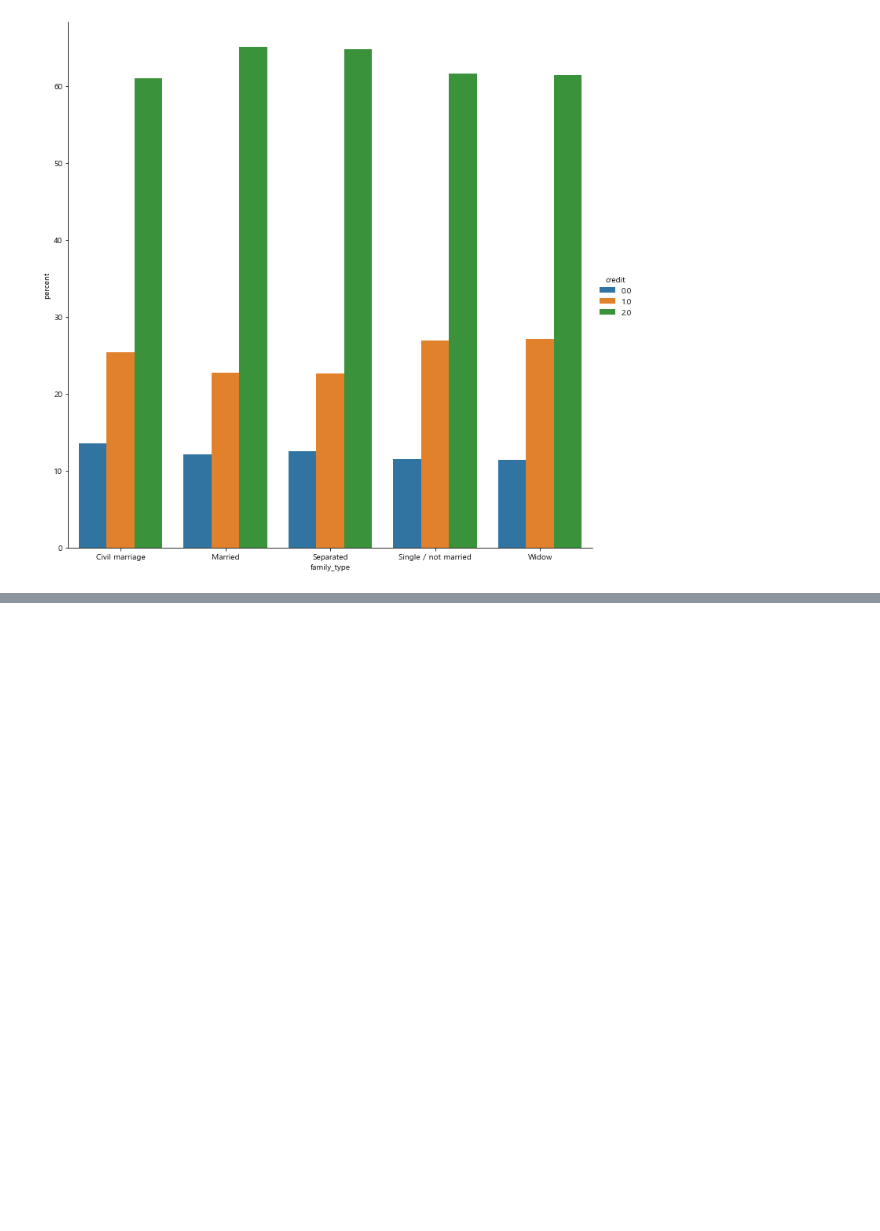
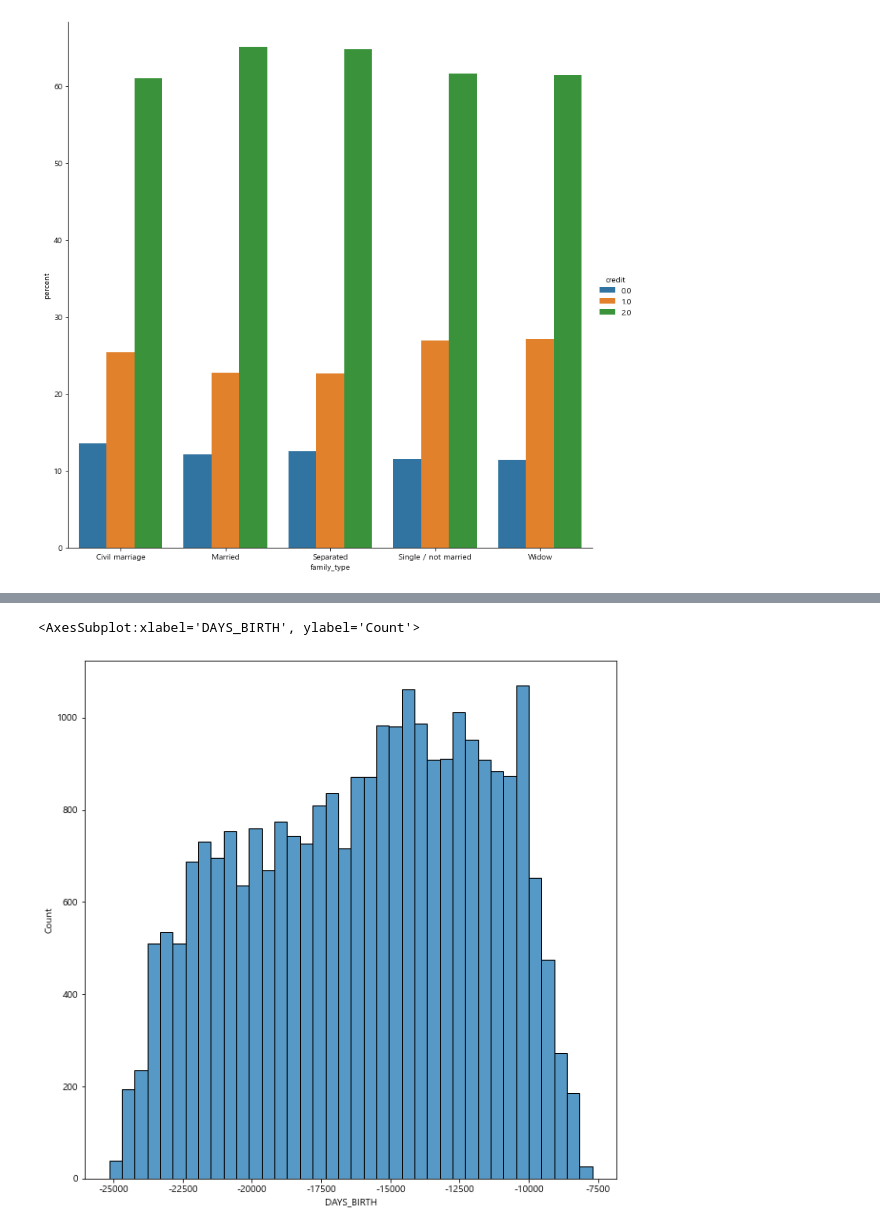
Before and after one commit to kwjinwoo/DCC, a Jupyter notebook: structure data/task2/jinwoo/EDA.ipynb, the cells around one changed output, grey strips where cells are left out. Drawn from its saved outputs; the diff is of its cells as text; code cells hidden in the pictures; blank space fills up the shorter version.

```diff
--- a/structure data/task2/jinwoo/EDA.ipynb
+++ b/structure data/task2/jinwoo/EDA.ipynb
@@ -270,0 +286,7 @@ df = (train.groupby('family_type')['credit'].value_counts(normalize=True)
+# %%
+# DAYS_BIRTH
+plt.figure(figsize=(10, 10))
+sns.histplot(data=train, x='DAYS_BIRTH')
+# %% [output]
+<AxesSubplot:xlabel='DAYS_BIRTH', ylabel='Count'>
+[figure, added]
```
Also changed, not shown: parts of 24 cells of this notebook.
